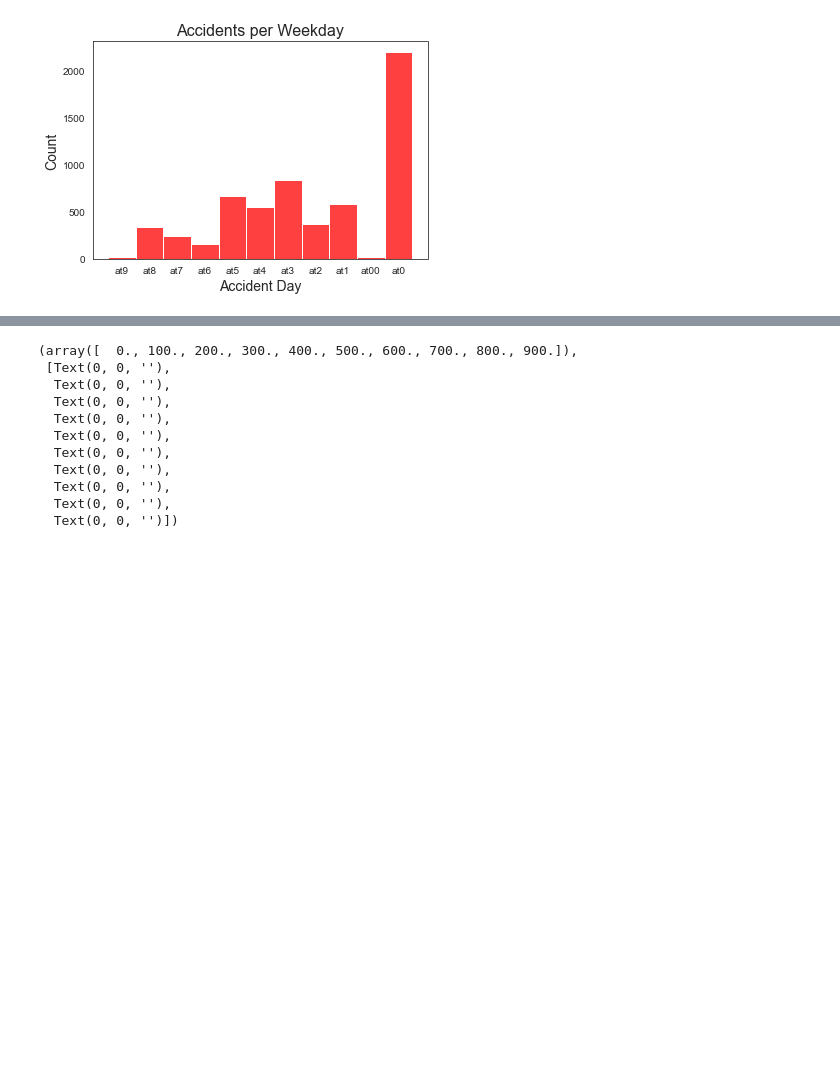
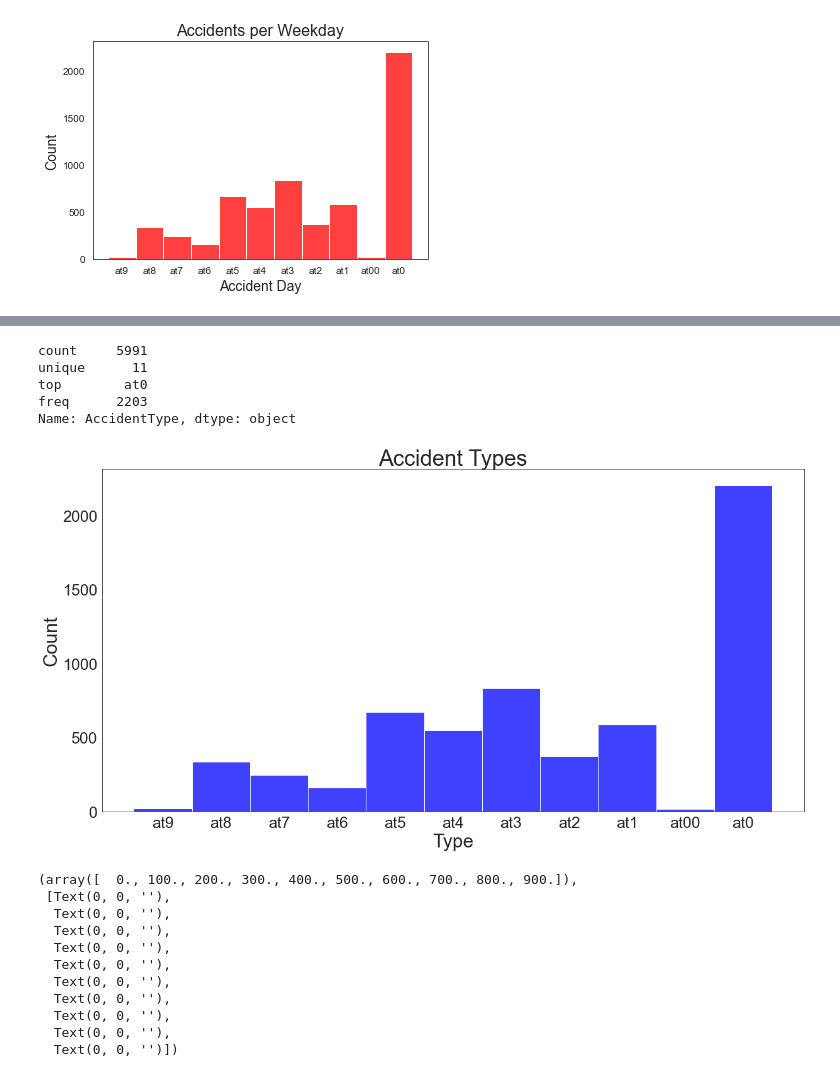
Before and after one commit to thereallinusrg/Velo-Zueri-Unfaelle, a Jupyter notebook: simon-notebook.ipynb, the cells around one changed output, grey strips where cells are left out. Drawn from its saved outputs; the diff is of its cells as text; code cells hidden in the pictures; blank space fills up the shorter version.

```diff
--- a/simon-notebook.ipynb
+++ b/simon-notebook.ipynb
@@ -155,3 +155,20 @@ plt.yticks(fontsize=25)
+# %%
+fig = plt.figure(figsize=(20,10))
+sns.histplot(data = unf.AccidentType, color = 'blue' ,binwidth=0.1)
+plt.title('Accident Types',fontsize=35)
+plt.xlabel('Type',fontsize=30)
+plt.ylabel('Count',fontsize=30)
+plt.xticks(fontsize=25)
+plt.yticks(fontsize=25)
+
+unf.AccidentType.describe()
+# %% [output]
+count     5991
+unique      11
+top        at0
+freq      2203
+Name: AccidentType, dtype: object
+[figure, added]
 # %%
 #sort everything by accidentmonth for better plotting
 unf = unf.sort_values(by = ['AccidentMonth'])
```
Also changed, not shown: parts of 2 cells of this notebook.
